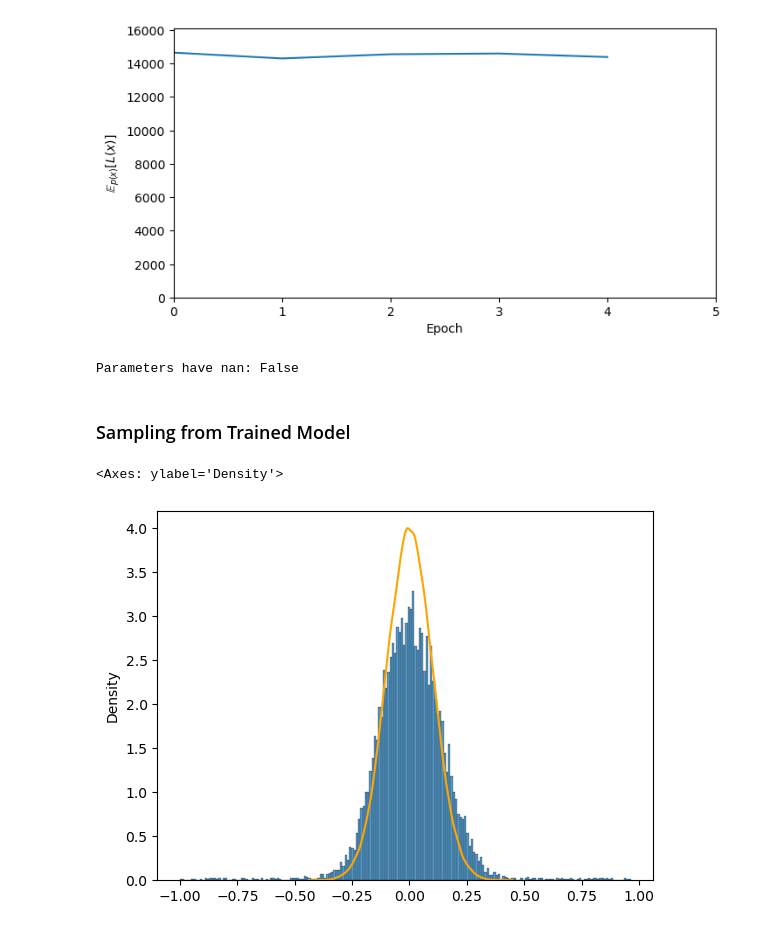
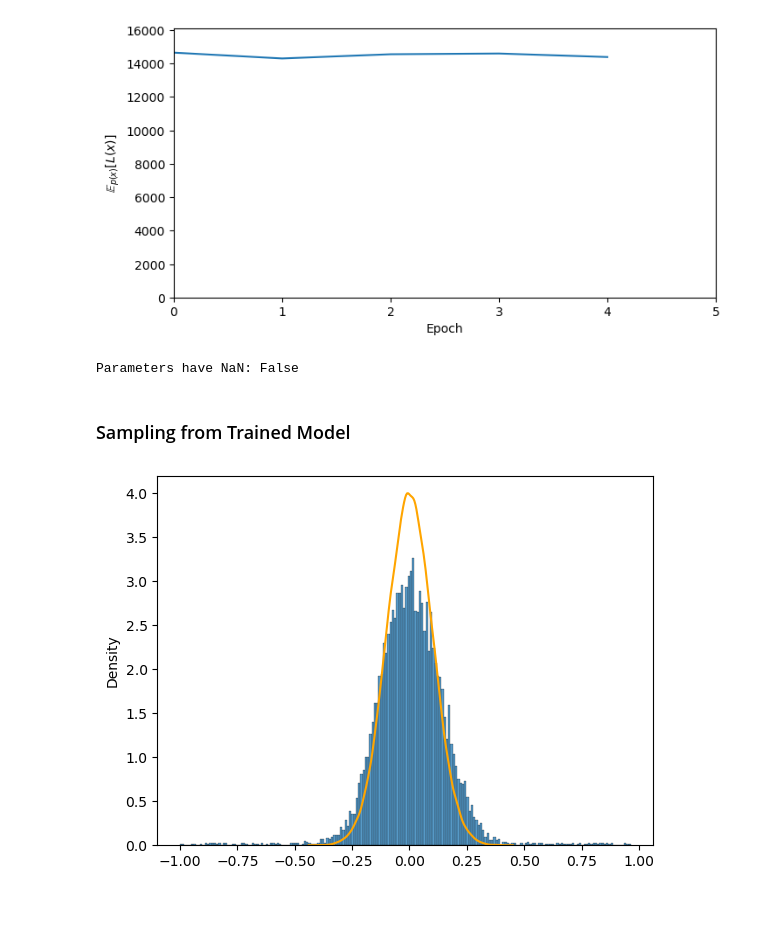
Before and after one commit to ElisR/BFN, a Jupyter notebook: examples/Continuous_BFN_Training.ipynb, the cells around one changed output. Drawn from its saved outputs; the diff is of its cells as text; code cells hidden in the pictures.

```diff
--- a/examples/Continuous_BFN_Training.ipynb
+++ b/examples/Continuous_BFN_Training.ipynb
@@ -37,7 +37,7 @@ epsilons = jr.normal(jr.PRNGKey(0), (samples, d))
 corrupted_references = reference + error * epsilons
 corrupted_references = jnp.clip(corrupted_references, -1.0, 1.0)
 # %%
-model = models.ContinuousOutputDistribution(d)
+model = models.ContinuousOutputDistribution((d,))
 mu_prior = jnp.zeros_like(reference)
 
 variables = model.init(jr.PRNGKey(0), mu_prior, 0.5, 0.2)
@@ -81,7 +81,7 @@ nan_tree = tu.tree_map(lambda x: jnp.any(jnp.isnan(x)), params)
 nandemic = tu.tree_reduce(lambda x, y: x or y, nan_tree)
 print(f"Parameters have NaN: {nandemic}")
 # %% [output]
-Parameters have nan: False
+Parameters have NaN: False
 # %% [markdown]
 ### Sampling from Trained Model
 # %%
@@ -91,8 +91,7 @@ x_hats = jax.vmap(las.sample, in_axes=(None, None, None, None))(params, model, s
 # %%
 idx = 0
 
-sns.histplot(x_hats[:, idx], bins=200, stat="density", kde=False, label="Sampled Data")
-sns.kdeplot(corrupted_references[:, idx], color="orange", label="True Data")
+_ = sns.histplot(x_hats[:, idx], bins=200, stat="density", kde=False, label="Sampled Data")
+_ = sns.kdeplot(corrupted_references[:, idx], color="orange", label="True Data")
 # %% [output]
-<Axes: ylabel='Density'>
-[figure, old version]
+[figure, new version]
```
Also changed, not shown: 9 other files.
